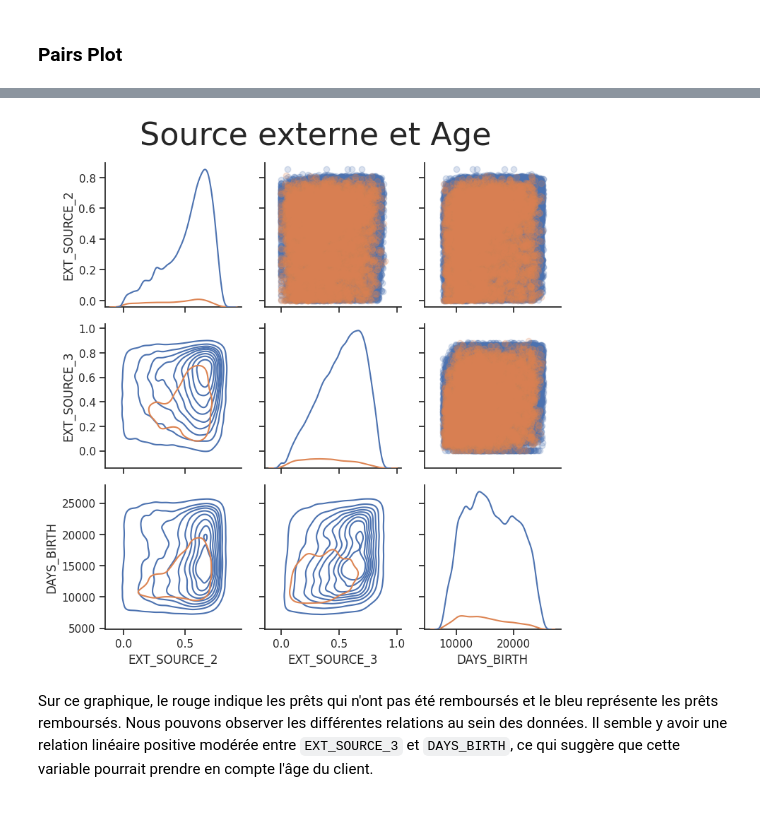
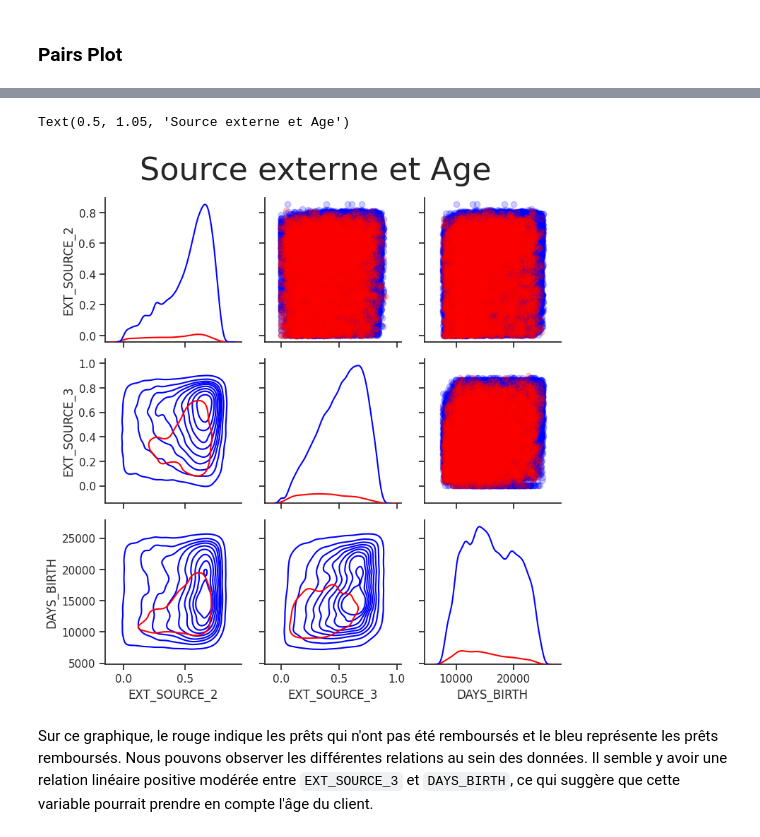
Before and after one commit to amadousysada/scoring-model, a Jupyter notebook: 00_analyse_exploratoire.ipynb, the cells around one changed output, grey strips where cells are left out. Saved outputs shown, nothing was run; the diff lists cells and outputs as text; code cells hidden in the pictures.

Commit message:
Analyse bivariée avec test de distribution

```diff
--- a/00_analyse_exploratoire.ipynb
+++ b/00_analyse_exploratoire.ipynb
@@ -845,7 +845,7 @@ k_best.fit(X, y)
 scores = k_best.scores_
 p_values = k_best.pvalues_
 
-feature_scores = pd.DataFrame({"Feature": flag_columns, "Score": scores, "p_value": p_values})
+feature_scores = pd.DataFrame({"Feature": flags_to_test, "Score": scores, "p_value": p_values})
 
 feature_scores.sort_values(by="p_value", ascending=True, inplace=True)
 display(feature_scores)
@@ -1026,6 +1026,8 @@ plt.tight_layout(h_pad = 2.5)
 # %% [markdown]
 ### Pairs Plot
 # %%
+%%time
+
 # Copy the data for plotting
 plot_data = ext_data.copy()
 
@@ -1041,9 +1043,12 @@ def corr_func(x, y, **kwargs):
                 xy=(.2, .8), xycoords=ax.transAxes,
                 size = 20)
 
+custom_palette = {0: "blue", 1: "red"}
+
 # Create the pairgrid object
 grid = sns.PairGrid(data = plot_data, diag_sharey=False,
                     hue = 'TARGET',
+                    palette = custom_palette,
                     vars = [x for x in list(plot_data.columns) if x != 'TARGET'])
 
 # Upper is a scatter plot
@@ -1060,3 +1067,4 @@ plt.suptitle('Source externe et Age', size = 32, y = 1.05);
+Text(0.5, 1.05, 'Source externe et Age')
-[figure, old version]
+[figure, new version]
 # %% [markdown]
 Sur ce graphique, le rouge indique les prêts qui n'ont pas été remboursés et le bleu représente les prêts remboursés. Nous pouvons observer les différentes relations au sein des données. Il semble y avoir une relation linéaire positive modérée entre `EXT_SOURCE_3` et `DAYS_BIRTH`, ce qui suggère que cette variable pourrait prendre en compte l'âge du client.
```
Also changed, not shown: parts of 4 cells of this notebook.
